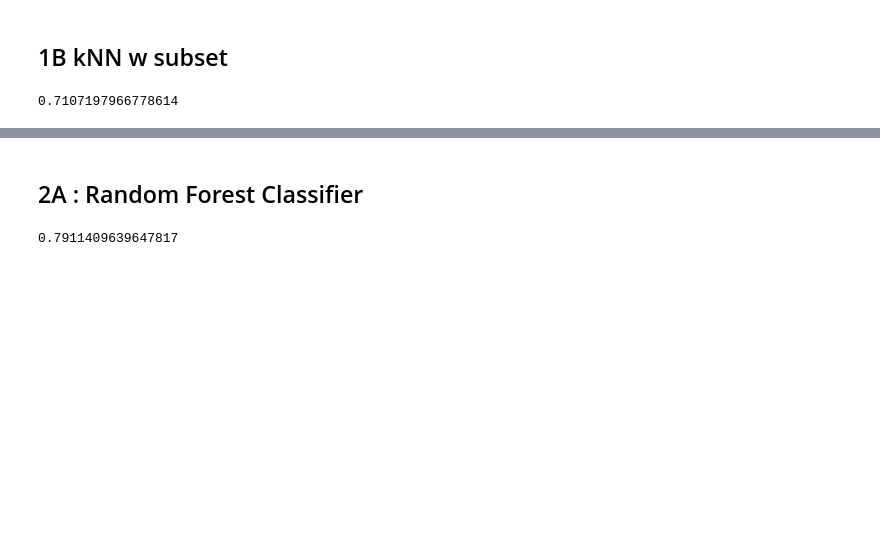
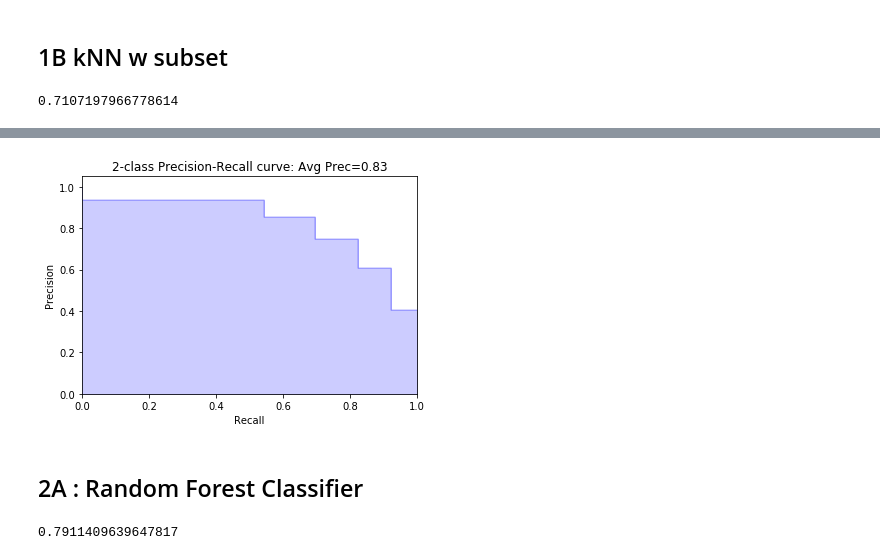
Before and after one commit to JayWang64/SpringboardDS, a Jupyter notebook: _Capstone 2/Report 2/notebooks/capstone project 2 - part 3 - machine learning model.ipynb, the cells around one changed output, grey strips where cells are left out. Drawn from its saved outputs; the diff is of its cells as text; code cells hidden in the pictures; blank space fills up the shorter version.

```diff
--- a/_Capstone 2/Report 2/notebooks/capstone project 2 - part 3 - machine learning model.ipynb
+++ b/_Capstone 2/Report 2/notebooks/capstone project 2 - part 3 - machine learning model.ipynb
@@ -329,3 +389,7 @@ knn2.score(X2_test, y2_test)
+# %%
+generatePRCurve(knn_scale, X_scaled_test, y_scaled_test)
+# %% [output]
+[figure, added]
 # %% [markdown]
 ## 2A : Random Forest Classifier
 # %%
```
Also changed, not shown: parts of 42 cells of this notebook.
